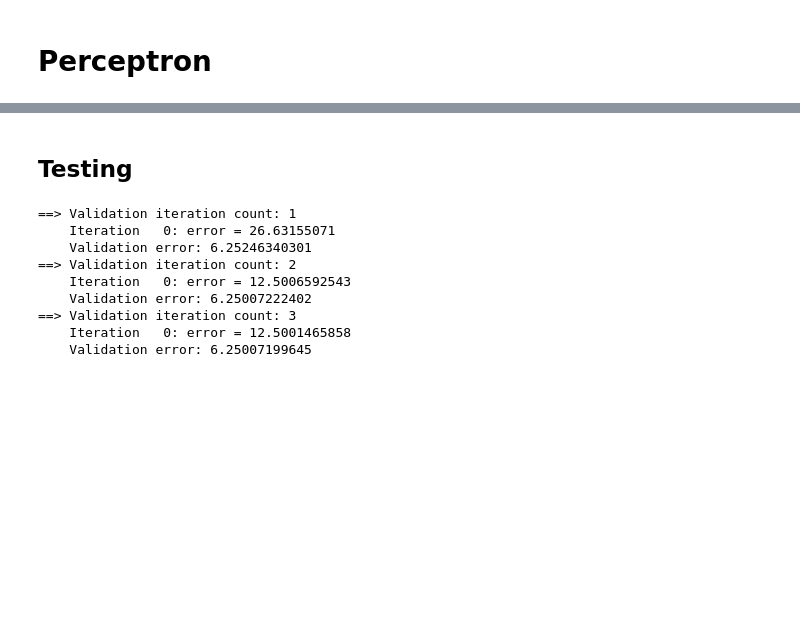
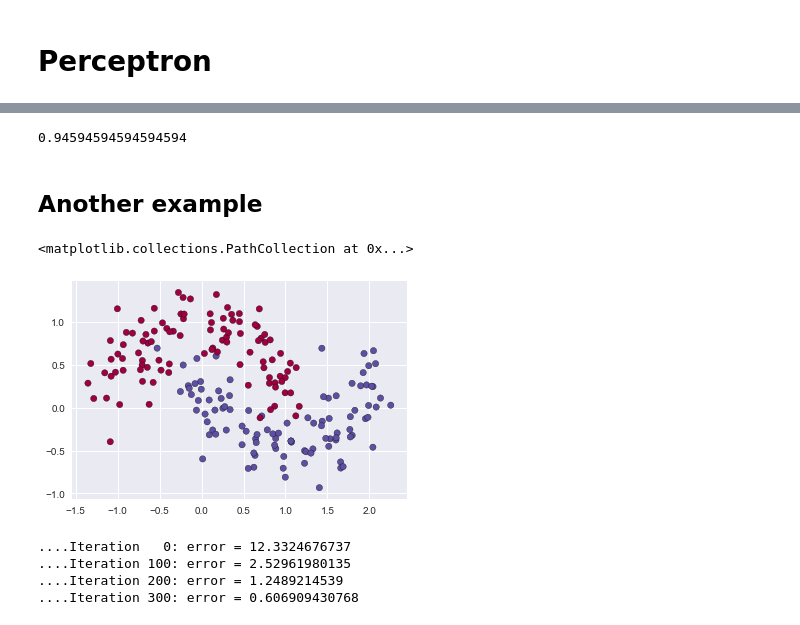
Before and after one commit to ejisoo/Fundamental-Machine-Learning, a Jupyter notebook: notebooks/Neural Network.ipynb, the cells around one changed output, grey strips where cells are left out. Drawn from its saved outputs; the diff is of its cells as text; code cells hidden in the pictures; blank space fills up the shorter version.

```diff
--- a/notebooks/Neural Network.ipynb
+++ b/notebooks/Neural Network.ipynb
@@ -266 +413,14 @@ y_encoded[np.where(y == 2), 2] = 1
+# %%
+y_pred = nn2.predict(X_test)
+accuracy_score(y_test, y_pred)
+# %% [output]
+0.94594594594594594
+# %% [markdown]
+## Another example
+# %%
+X, y = datasets.make_moons(200, noise=0.2, random_state=0)
+plt.scatter(X[:, 0], X[:, 1], cmap=plt.cm.Spectral, s=40, c=y, edgecolor='k')
+# %% [output]
+<matplotlib.collections.PathCollection at 0x...>
+[figure, added]
 # %%
@@ -269,3 +429 @@ valid, y_valid = X[1::4, 0:4], y_encoded[1::4]
-# %% [markdown]
-## Testing
 # %%
@@ -273,12 +431,7 @@ nn2 = MLP(train, y_train, 5, activation="logistic")
-# %%
-nn2.early_stopping(valid, y_valid, 0.1)
-# %% [output]
-==> Validation iteration count: 1
-    Iteration   0: error = 26.63155071
-    Validation error: 6.25246340301
-==> Validation iteration count: 2
-    Iteration   0: error = 12.5006592543
-    Validation error: 6.25007222402
-==> Validation iteration count: 3
-    Iteration   0: error = 12.5001465858
-    Validation error: 6.25007199645
+# %%
+nn3.fit(0.2, 400)
+# %% [output]
+....Iteration   0: error = 12.3324676737
+....Iteration 100: error = 2.52961980135
+....Iteration 200: error = 1.2489214539
+....Iteration 300: error = 0.606909430768
```
Also changed, not shown: parts of 46 cells of this notebook, 1 other file.
